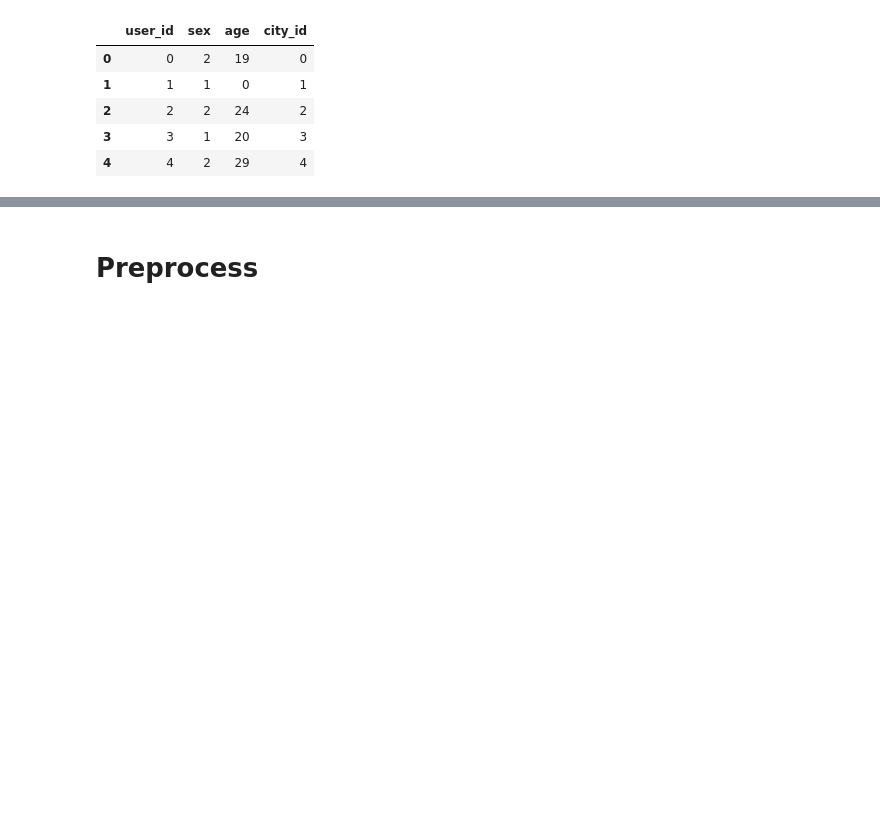
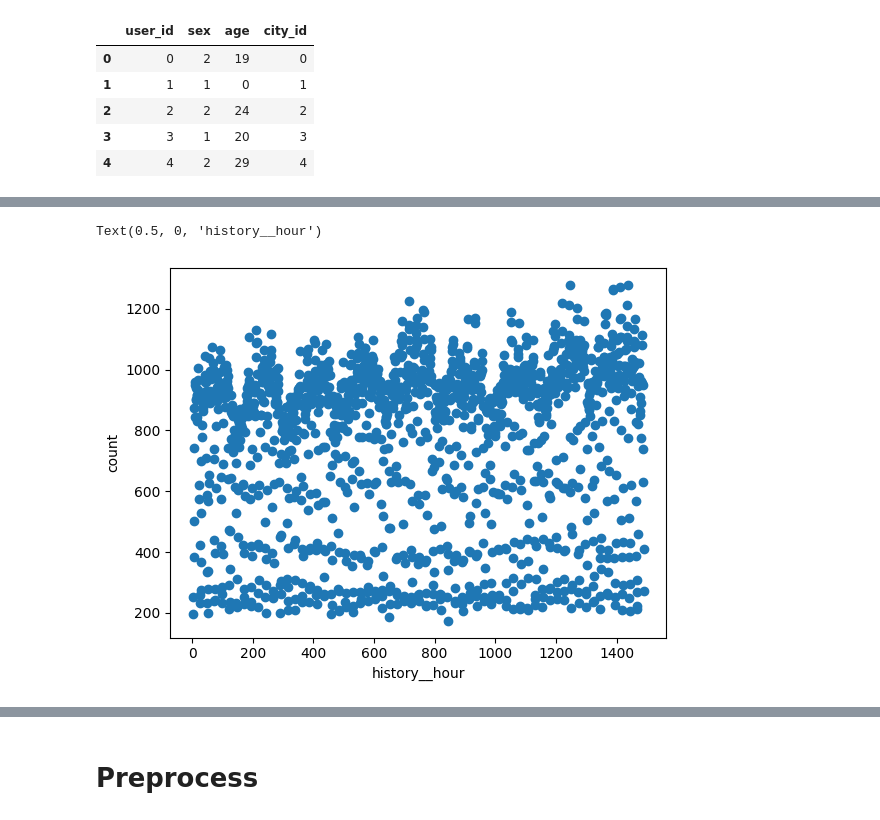
Before and after one commit to EgorChernov5/VILLKA, a Jupyter notebook: notebooks/preprocessing.ipynb, the cells around one changed output, grey strips where cells are left out. Saved outputs shown, nothing was run; the diff lists cells and outputs as text; code cells hidden in the pictures; blank space fills up the shorter version.

```diff
--- a/notebooks/preprocessing.ipynb
+++ b/notebooks/preprocessing.ipynb
@@ -138,0 +188,7 @@ users_ds
+# %%
+plt.scatter(history_ds["hour"].value_counts().index, history_ds["hour"].value_counts().values)
+plt.xlabel("history__hour")
+plt.ylabel("count")
+# %% [output]
+Text(0.5, 0, 'history__hour')
+[figure, added]
```
Also changed, not shown: parts of 25 cells of this notebook.
